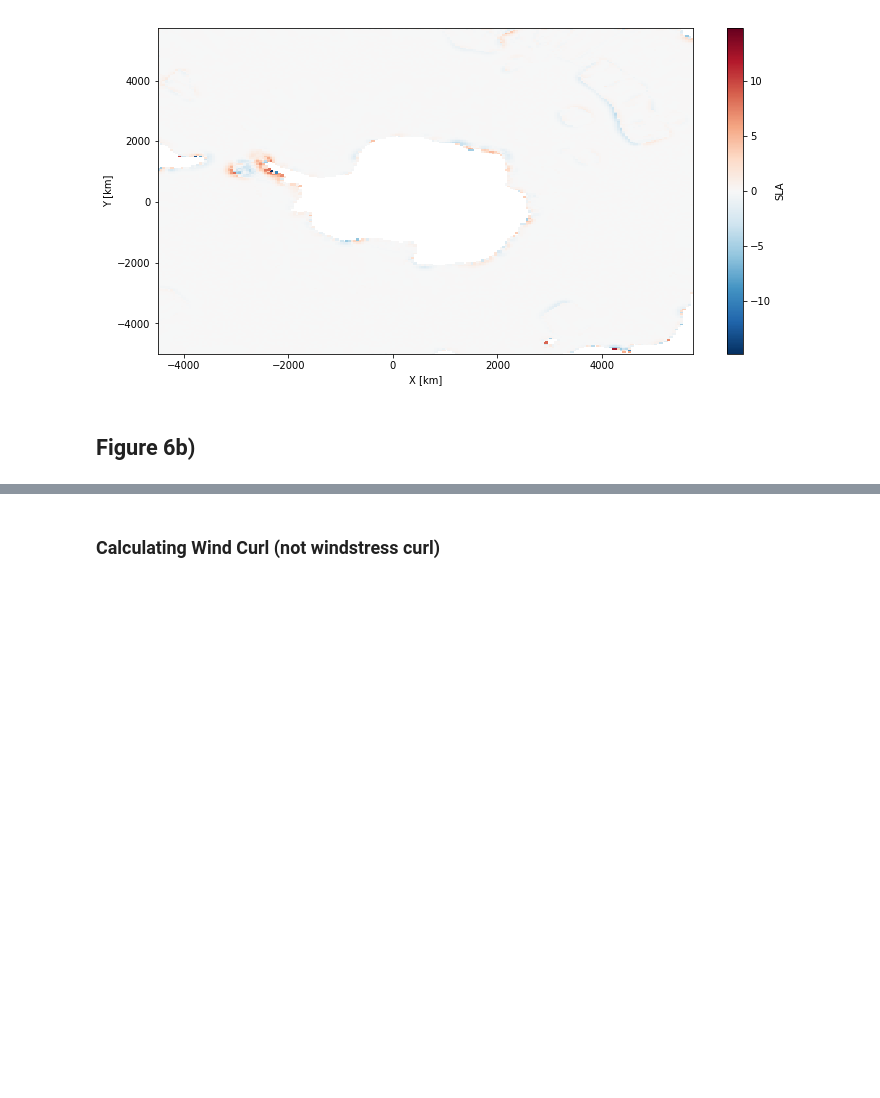
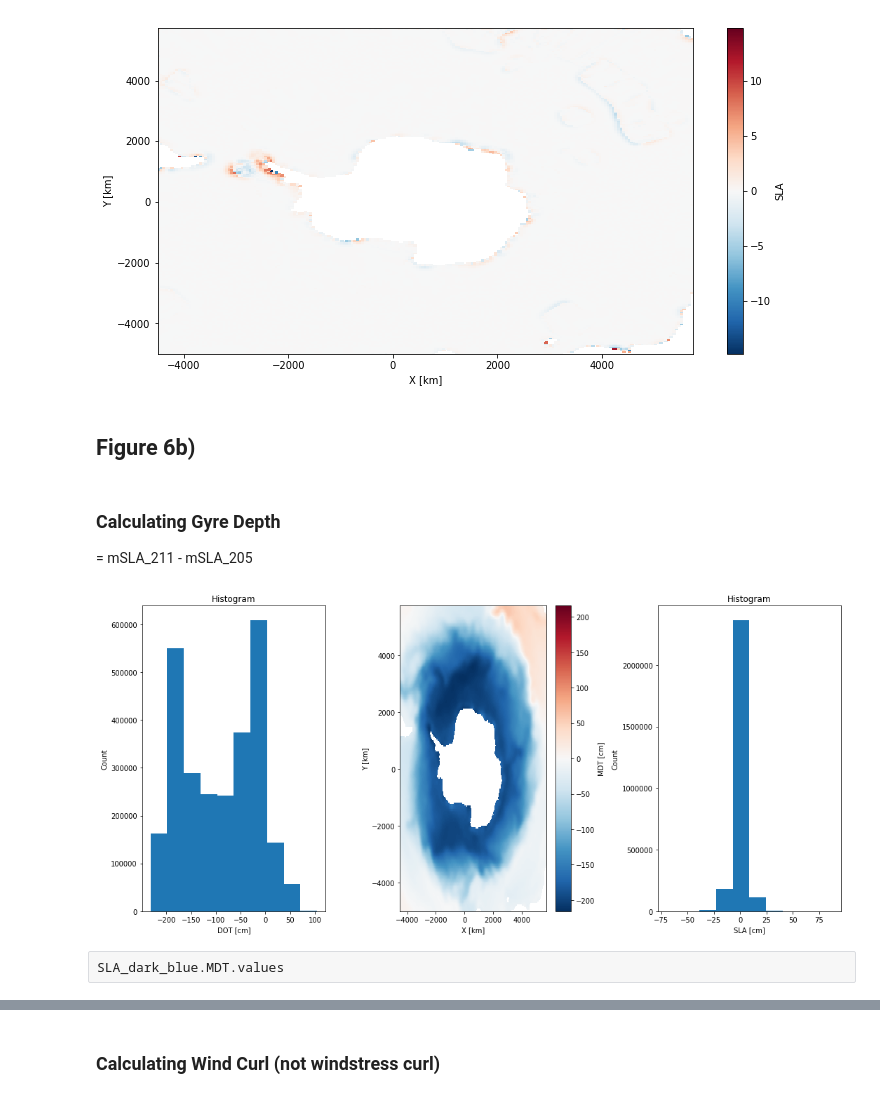
Before and after one commit to shanicetbailey/rces-finalproject, a Jupyter notebook: class_project2018_cleaned.ipynb, the cells around one changed output, grey strips where cells are left out. Saved outputs shown, nothing was run; the diff lists cells and outputs as text; code cells hidden in the pictures; blank space fills up the shorter version.

```diff
--- a/class_project2018_cleaned.ipynb
+++ b/class_project2018_cleaned.ipynb
@@ -17,8 +17,9 @@ import cartopy.feature as cfeature
 ! wget http://rkwok.jpl.nasa.gov/rgpsftp/cryosat2_topo/CS2_combined_Southern_Ocean_2011-2016.nc
 # %%
 cs2 = 'CS2_combined_Southern_Ocean_2011-2016.nc'
-ds = xr.open_dataset(cs2, decode_times=False)
+ds = xr.open_dataset(cs2)
 ds = ds.set_coords(['Latitude', 'Longitude', 'Area'])
+ds['date'] = pd.date_range('2011-01', periods=ds.date.size,freq='MS')
 ds
 # %% [output]
 <xarray.Dataset>
@@ -314,3 +337,14 @@ ds.SLA.mean(dim='date').plot(figsize=(12,6))
 [figure]
 # %% [markdown]
 ## Figure 6b)
+# %% [markdown]
+### Calculating Gyre Depth
+= mSLA_211 - mSLA_205
+# %%
+fig, ax = plt.subplots(ncols=3, figsize=(15,7))
+ds.DOT.plot(ax=ax[0])
+ds.MDT.plot(ax=ax[1])
+ds.SLA.plot(ax=ax[2])
+plt.tight_layout()
+# %% [output]
+[figure, added]
@@ -316,0 +355,2 @@ ds.SLA.mean(dim='date').plot(figsize=(12,6))
+# %% [raw]
+SLA_dark_blue.MDT.values
```
Also changed, not shown: parts of 45 cells of this notebook.
